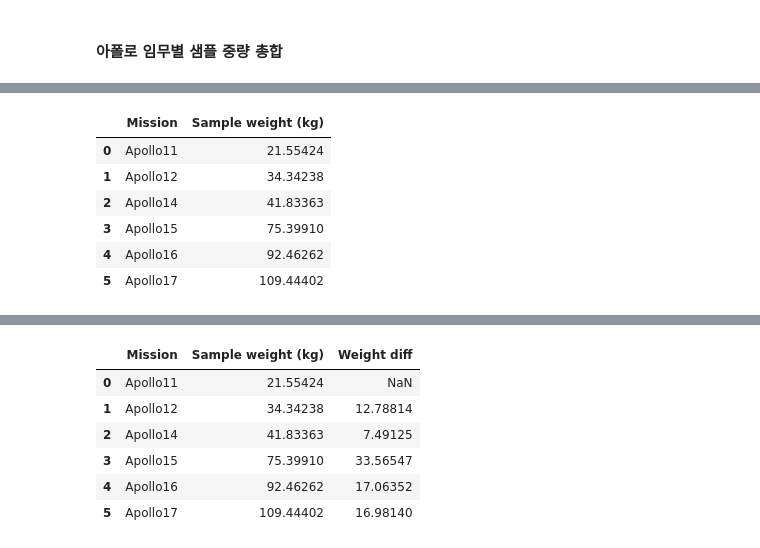
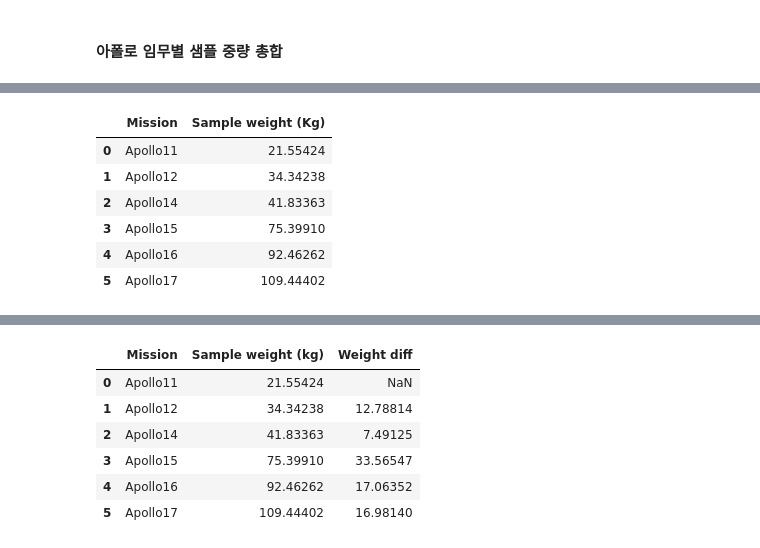
Before and after one commit to hongwon1031/testRepo, a Jupyter notebook: 12/OverTheMoon_달탐사.ipynb, the cells around one changed output, grey strips where cells are left out. Cells and saved outputs as stored; diff of their text form; code cells hidden in the pictures.

```diff
--- a/12/OverTheMoon_달탐사.ipynb
+++ b/12/OverTheMoon_달탐사.ipynb
@@ -200,2 +230,3 @@ rock_samples.head()
 # %%
 # 빈 데이터 프레임을 만들고 변수 missions에 할당한다.
+missions = pd.DataFrame()
@@ -212,6 +242,8 @@ array(['Apollo11', 'Apollo12', 'Apollo14', 'Apollo15', 'Apollo16',
        'Apollo17'], dtype=object)
 # %%
 #위의 값들을 mission 데이터프레임의 새로운 컬럼인 mission['Mission']에 할당한다.
+missions['Mission'] = rock_samples['Mission'].unique()
+missions
 # %% [output]
 |  | Mission |
 | 0 | Apollo11 |
@@ -226,6 +262,8 @@ array(['Apollo11', 'Apollo12', 'Apollo14', 'Apollo15', 'Apollo16',
 # rock_samples 데이터프레임의 'Mission' 컬럼을 기준으로 그룹으로 나눈다 -> groupby()
 # 나누어진 그룹에서 'weight (kg)' 컬럼의 총합을 구한다 -> groupby('Mission')['weight (kg)].sum()
 # 결국 아폴로 달탐사 임무별로 수집해온 암석 샘플 총중량을 구해서 새로운 변수에 할당한다. -> 이 변수는 시리즈이다.
+sample_total_weight = rock_samples.groupby('Mission')['Weight (Kg)'].sum()
+sample_total_weight
 # %% [output]
 Mission
 Apollo11     21.55424
@@ -238,3 +276,6 @@ Name: Weight (kg), dtype: float64
 # %%
 # missions 데이터프레임과 sample_total_weight 시리즈를 병합한다.
+missions = pd.merge(missions, sample_total_weight, on = 'Mission')
+#missions['Weight (Kg)'] = sample_total_weight.values
+missions
 # %% [output]
@@ -247,8 +288,10 @@ Name: Weight (kg), dtype: float64
 | 5 | Apollo17 | 109.44402 |
 # %%
 # 컬럼명을 'Weight (kg)' 을 'Sample weight (kg)'으로 변경한다.
+missions.rename(columns = {'Weight (Kg)' : 'Sample weight (Kg)'},inplace=True)
+missions
 # %% [output]
-|  | Mission | Sample weight (kg) |
+|  | Mission | Sample weight (Kg) |
 | 0 | Apollo11 | 21.55424 |
 | 1 | Apollo12 | 34.34238 |
 | 2 | Apollo14 | 41.83363 |
```
Also changed, not shown: parts of 19 cells of this notebook.
